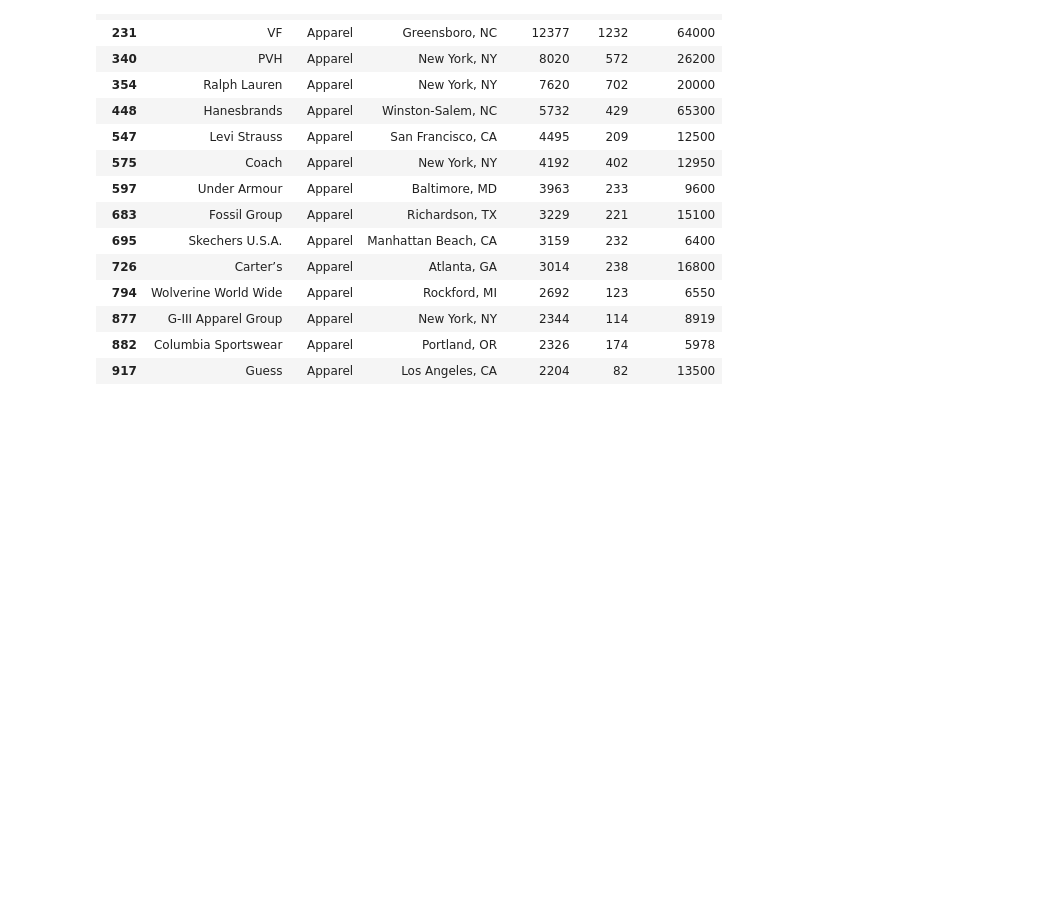
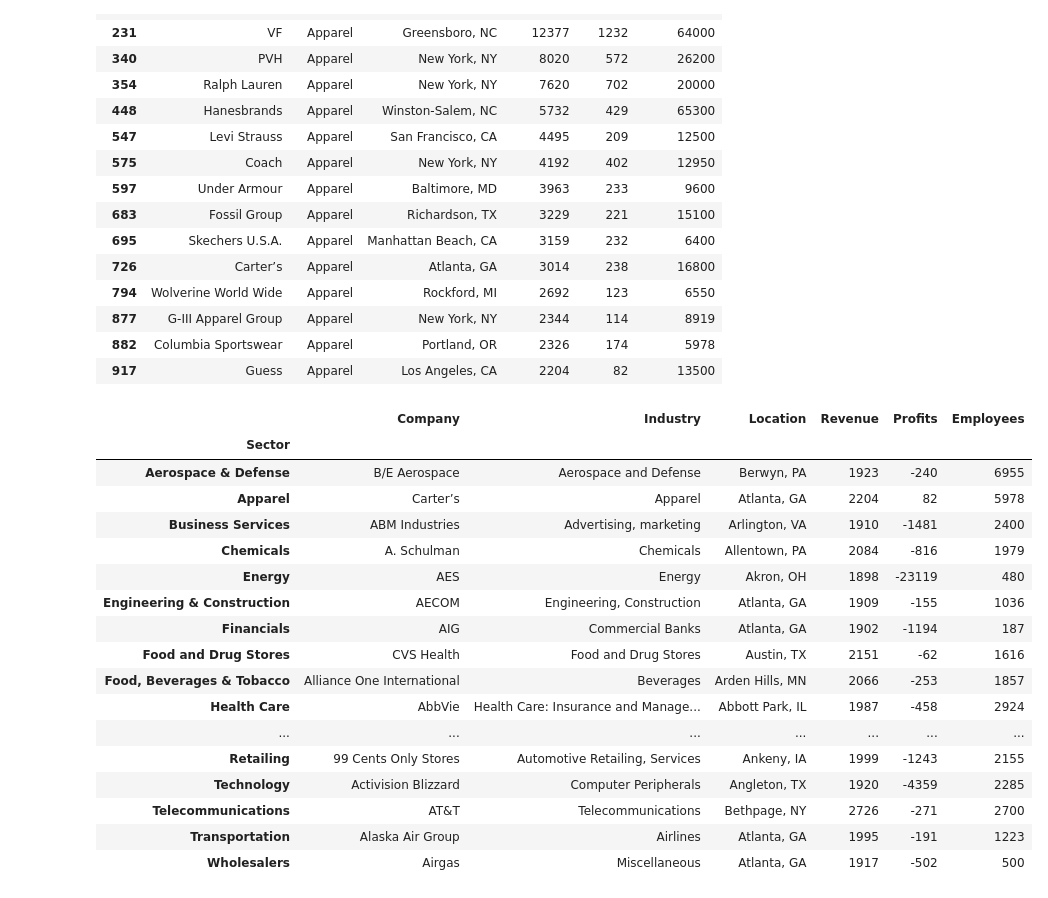
Before and after one commit to Edison0019/pandas-course-projects, a Jupyter notebook: Group by.ipynb, the cells around one changed output. Cells and saved outputs as stored; diff of their text form; code cells hidden in the pictures; blank space fills up the shorter version.

```diff
--- a/Group by.ipynb
+++ b/Group by.ipynb
@@ -149,3 +149,25 @@ sector.get_group('Apparel')
 | 877 | G-III Apparel Group | Apparel | New York, NY | 2344 | 114 | 8919 |
 | 882 | Columbia Sportswear | Apparel | Portland, OR | 2326 | 174 | 5978 |
 | 917 | Guess | Apparel | Los Angeles, CA | 2204 | 82 | 13500 |
+# %%
+sector.max()
+sector.min()
+# %% [output]
+|  | Company | Industry | Location | Revenue | Profits | Employees |
+| Sector |  |  |  |  |  |  |
+| Aerospace & Defense | B/E Aerospace | Aerospace and Defense | Berwyn, PA | 1923 | -240 | 6955 |
+| Apparel | Carter’s | Apparel | Atlanta, GA | 2204 | 82 | 5978 |
+| Business Services | ABM Industries | Advertising, marketing | Arlington, VA | 1910 | -1481 | 2400 |
+| Chemicals | A. Schulman | Chemicals | Allentown, PA | 2084 | -816 | 1979 |
+| Energy | AES | Energy | Akron, OH | 1898 | -23119 | 480 |
+| Engineering & Construction | AECOM | Engineering, Construction | Atlanta, GA | 1909 | -155 | 1036 |
+| Financials | AIG | Commercial Banks | Atlanta, GA | 1902 | -1194 | 187 |
+| Food and Drug Stores | CVS Health | Food and Drug Stores | Austin, TX | 2151 | -62 | 1616 |
+| Food, Beverages & Tobacco | Alliance One International | Beverages | Arden Hills, MN | 2066 | -253 | 1857 |
+| Health Care | AbbVie | Health Care: Insurance and Manage... | Abbott Park, IL | 1987 | -458 | 2924 |
+| ... | ... | ... | ... | ... | ... | ... |
+| Retailing | 99 Cents Only Stores | Automotive Retailing, Services | Ankeny, IA | 1999 | -1243 | 2155 |
+| Technology | Activision Blizzard | Computer Peripherals | Angleton, TX | 1920 | -4359 | 2285 |
+| Telecommunications | AT&T | Telecommunications | Bethpage, NY | 2726 | -271 | 2700 |
+| Transportation | Alaska Air Group | Airlines | Atlanta, GA | 1995 | -191 | 1223 |
+| Wholesalers | Airgas | Miscellaneous | Atlanta, GA | 1917 | -502 | 500 |
```
Also changed, not shown: parts of 14 cells of this notebook, 9 other files.
